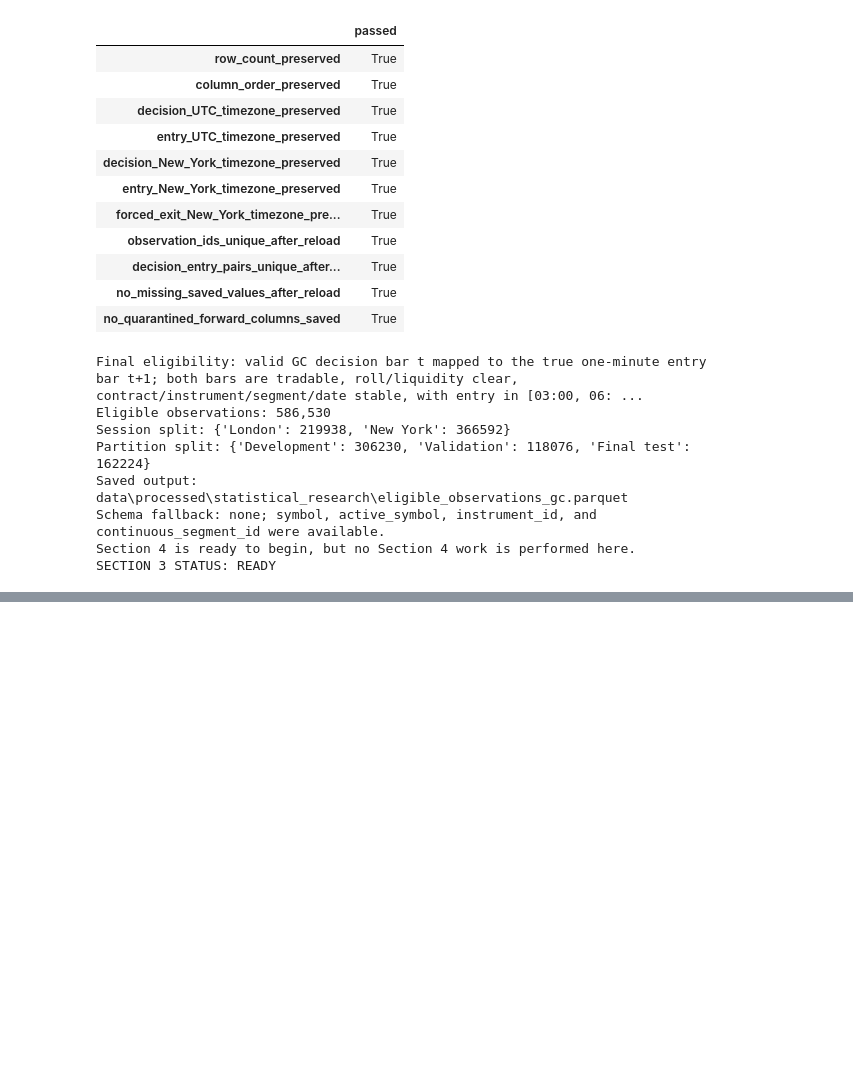
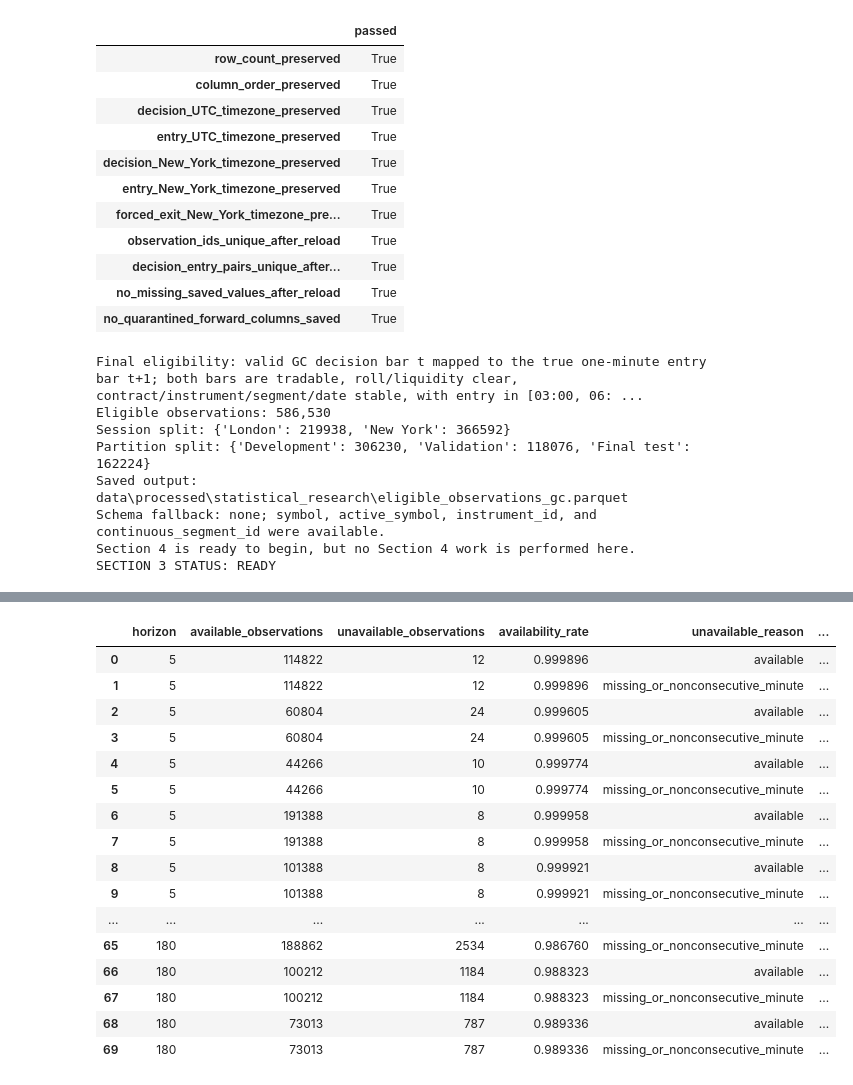
Before and after one commit to Abond1234/GC-1m-OHLCV-QUANTITATIVE-ANALYSIS, a Jupyter notebook: notebooks/exploration/statistical_feature_research.ipynb, the cells around one changed output, grey strips where cells are left out. Cells and saved outputs as stored; diff of their text form; code cells hidden in the pictures; blank space fills up the shorter version.

Commit message:
Build GC forward outcome labels

```diff
--- a/notebooks/exploration/statistical_feature_research.ipynb
+++ b/notebooks/exploration/statistical_feature_research.ipynb
@@ -1343,0 +1698,59 @@ SECTION 3 STATUS: READY
+# %%
+availability_report = build_label_availability_report(
+    forward_labels_gc, horizons=FORWARD_HORIZONS_MINUTES
+)
+display(horizon_availability_counts)
+display(availability_report)
+
+audit_rng = np.random.default_rng(RANDOM_SEED)
+audit_records = []
+for h in FORWARD_HORIZONS_MINUTES:
+    available = forward_labels_gc[f"label_available_{h}"].to_numpy(dtype=bool)
+    for session in ("London", "New York"):
+        candidates = np.flatnonzero(available & forward_labels_gc["entry_session"].eq(session).to_numpy(dtype=bool))
+        row = int(audit_rng.choice(candidates))
+        start = int(entry_positions[row])
+        path = gc_path_source.iloc[start : start + h]
+        path_high = float(path["high"].max())
+        path_low = float(path["low"].min())
+        path_closes = path["close"].to_numpy(dtype=float)
+        entry_price = float(forward_labels_gc.loc[row, "entry_price"])
+        path_log_returns = np.log(np.r_[path_closes[0] / entry_price, path_closes[1:] / path_closes[:-1]])
+        reconstructed_rv = float(np.sqrt(np.square(path_log_returns).sum()) * 10_000.0)
+        reconstructed_forward_ticks = int(np.rint((path_closes[-1] - entry_price) / GC_TICK_SIZE))
+        reconstructed_mfe_ticks = int(np.rint((path_high - entry_price) / GC_TICK_SIZE))
+        reconstructed_mae_ticks = int(np.rint((entry_price - path_low) / GC_TICK_SIZE))
+        reconstructed_range_ticks = int(np.rint((path_high - path_low) / GC_TICK_SIZE))
+        audit_passed = (
+            reconstructed_forward_ticks == forward_labels_gc.loc[row, f"forward_return_{h}_ticks"]
+            and reconstructed_mfe_ticks == forward_labels_gc.loc[row, f"mfe_long_{h}_ticks"]
+            and reconstructed_mae_ticks == forward_labels_gc.loc[row, f"mae_long_{h}_ticks"]
+            and reconstructed_range_ticks == forward_labels_gc.loc[row, f"future_range_{h}_ticks"]
+            and np.isclose(reconstructed_rv, forward_labels_gc.loc[row, f"future_realized_volatility_{h}_bps"], rtol=0.0, atol=1e-7)
+        )
+        audit_records.append({
+            "horizon": h, "session": session,
+            "observation_id": int(forward_labels_gc.loc[row, "observation_id"]),
+            "research_partition": str(forward_labels_gc.loc[row, "research_partition"]),
+            "entry_timestamp_utc": forward_labels_gc.loc[row, "entry_timestamp_utc"],
+            "entry_price": entry_price,
+            "expected_final_path_timestamp_utc": path.iloc[-1]["ts_event_utc"],
+            "economic_exit_timestamp_utc": forward_labels_gc.loc[row, f"exit_timestamp_utc_{h}"],
+            "exit_price": float(path_closes[-1]), "maximum_high": path_high, "minimum_low": path_low,
+            "forward_return_ticks": reconstructed_forward_ticks, "mfe_long_ticks": reconstructed_mfe_ticks,
+            "mae_long_ticks": reconstructed_mae_ticks, "range_ticks": reconstructed_range_ticks,
+            "realized_volatility_bps": reconstructed_rv, "availability_decision": bool(available[row]),
+            "entry_symbol": path.iloc[0]["symbol"], "final_symbol": path.iloc[-1]["symbol"],
+            "entry_instrument_id": int(path.iloc[0]["instrument_id"]),
+            "final_instrument_id": int(path.iloc[-1]["instrument_id"]),
+            "entry_segment_id": int(path.iloc[0]["continuous_segment_id"]),
+            "final_segment_id": int(path.iloc[-1]["continuous_segment_id"]),
+            "entry_trade_date_ny": path.iloc[0]["trade_date_ny"],
+            "final_trade_date_ny": path.iloc[-1]["trade_date_ny"],
+            "audit_passed": bool(audit_passed),
+        })
+manual_path_audits = pd.DataFrame(audit_records)
+display(manual_path_audits)
+assert len(manual_path_audits) == 2 * len(FORWARD_HORIZONS_MINUTES)
+assert manual_path_audits["audit_passed"].all()
+# %% [output]
@@ -1343,0 +1764,17 @@ SECTION 3 STATUS: READY
+|  | horizon | available_observations | unavailable_observations | availability_rate | unavailable_reason | ... |
+| 0 | 5 | 114822 | 12 | 0.999896 | available | ... |
+| 1 | 5 | 114822 | 12 | 0.999896 | missing_or_nonconsecutive_minute | ... |
+| 2 | 5 | 60804 | 24 | 0.999605 | available | ... |
+| 3 | 5 | 60804 | 24 | 0.999605 | missing_or_nonconsecutive_minute | ... |
+| 4 | 5 | 44266 | 10 | 0.999774 | available | ... |
+| 5 | 5 | 44266 | 10 | 0.999774 | missing_or_nonconsecutive_minute | ... |
+| 6 | 5 | 191388 | 8 | 0.999958 | available | ... |
+| 7 | 5 | 191388 | 8 | 0.999958 | missing_or_nonconsecutive_minute | ... |
+| 8 | 5 | 101388 | 8 | 0.999921 | available | ... |
+| 9 | 5 | 101388 | 8 | 0.999921 | missing_or_nonconsecutive_minute | ... |
+| ... | ... | ... | ... | ... | ... | ... |
+| 65 | 180 | 188862 | 2534 | 0.986760 | missing_or_nonconsecutive_minute | ... |
+| 66 | 180 | 100212 | 1184 | 0.988323 | available | ... |
+| 67 | 180 | 100212 | 1184 | 0.988323 | missing_or_nonconsecutive_minute | ... |
+| 68 | 180 | 73013 | 787 | 0.989336 | available | ... |
+| 69 | 180 | 73013 | 787 | 0.989336 | missing_or_nonconsecutive_minute | ... |
```
Also changed, not shown: parts of 17 cells of this notebook, 4 other files.
